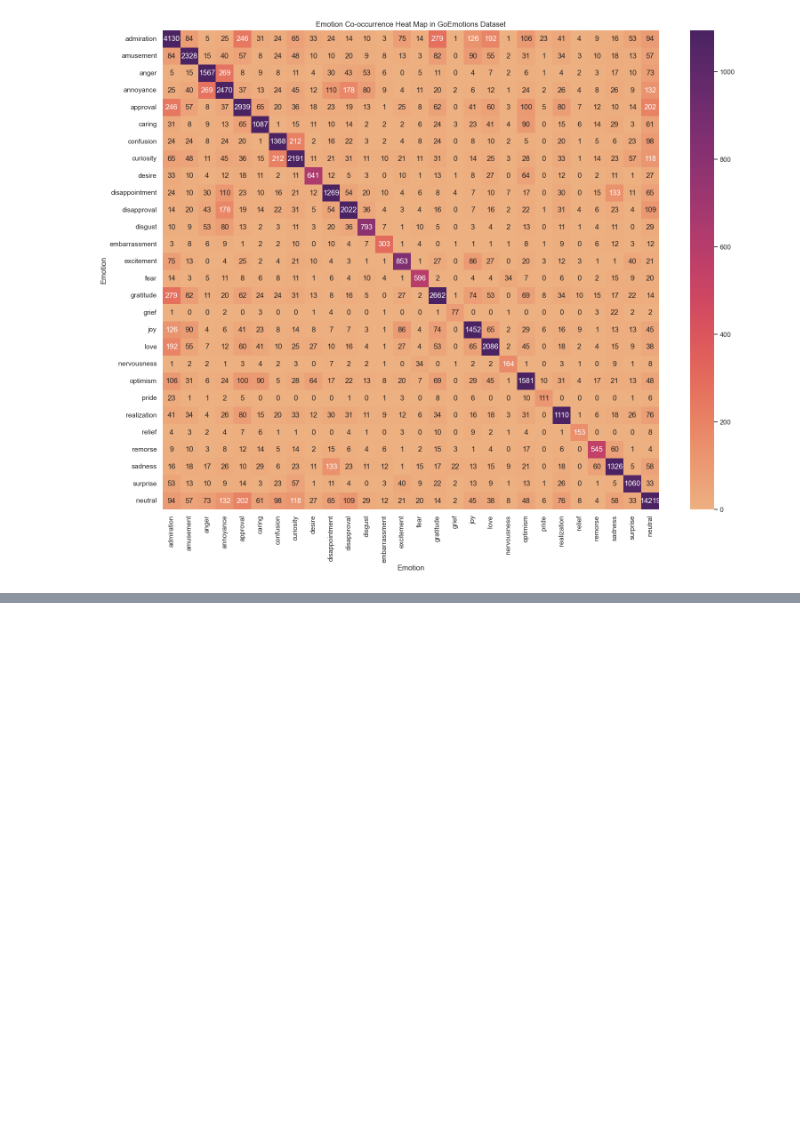
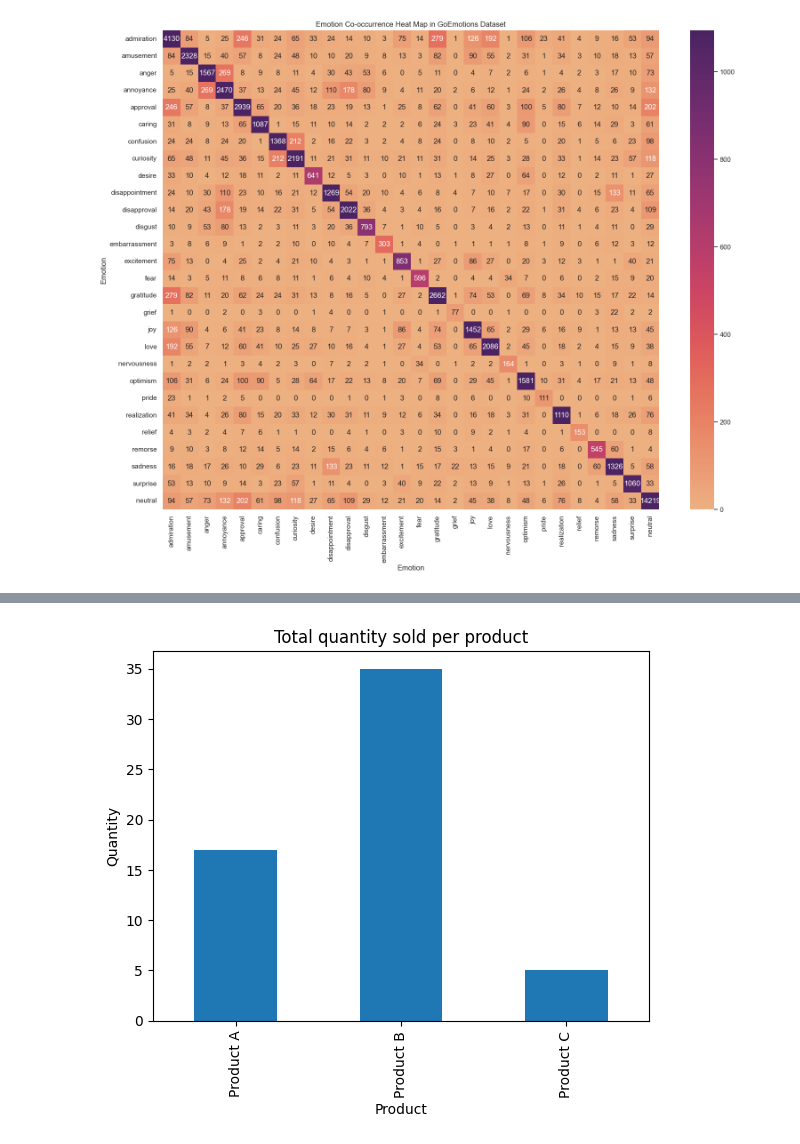
Before and after one commit to Jesslyn26/ML, a Jupyter notebook: Therapy_chatbot/Data_Visualization.ipynb, the cells around one changed output, grey strips where cells are left out. Saved outputs shown, nothing was run; the diff lists cells and outputs as text; code cells hidden in the pictures; blank space fills up the shorter version.

```diff
--- a/Therapy_chatbot/Data_Visualization.ipynb
+++ b/Therapy_chatbot/Data_Visualization.ipynb
@@ -182,0 +223,10 @@ plt.close()
+# %%
+product_quantity = df.groupby('Product')['Quantity'].sum()
+
+product_quantity.plot(kind="bar")
+plt.xlabel('Product')
+plt.ylabel('Quantity')
+plt.title('Total quantity sold per product')
+plt.show()
+# %% [output]
+[figure, added]
```
Also changed, not shown: parts of 2 cells of this notebook, 4 other files.
